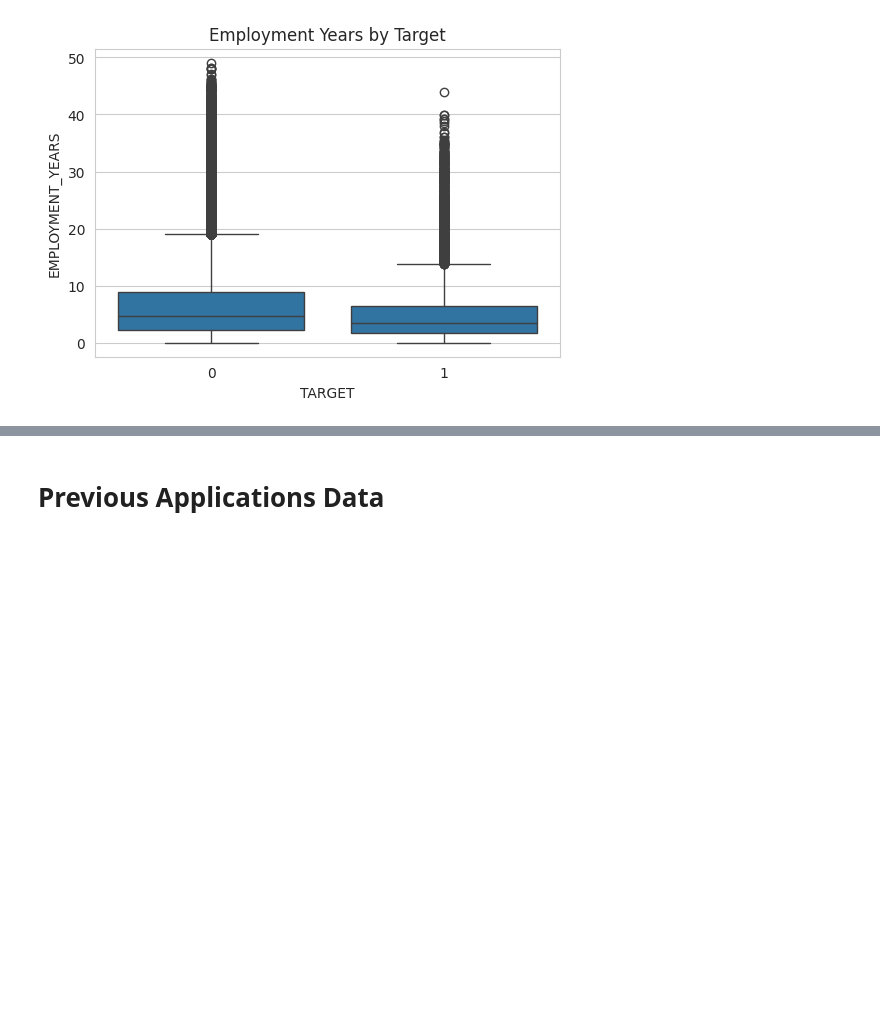
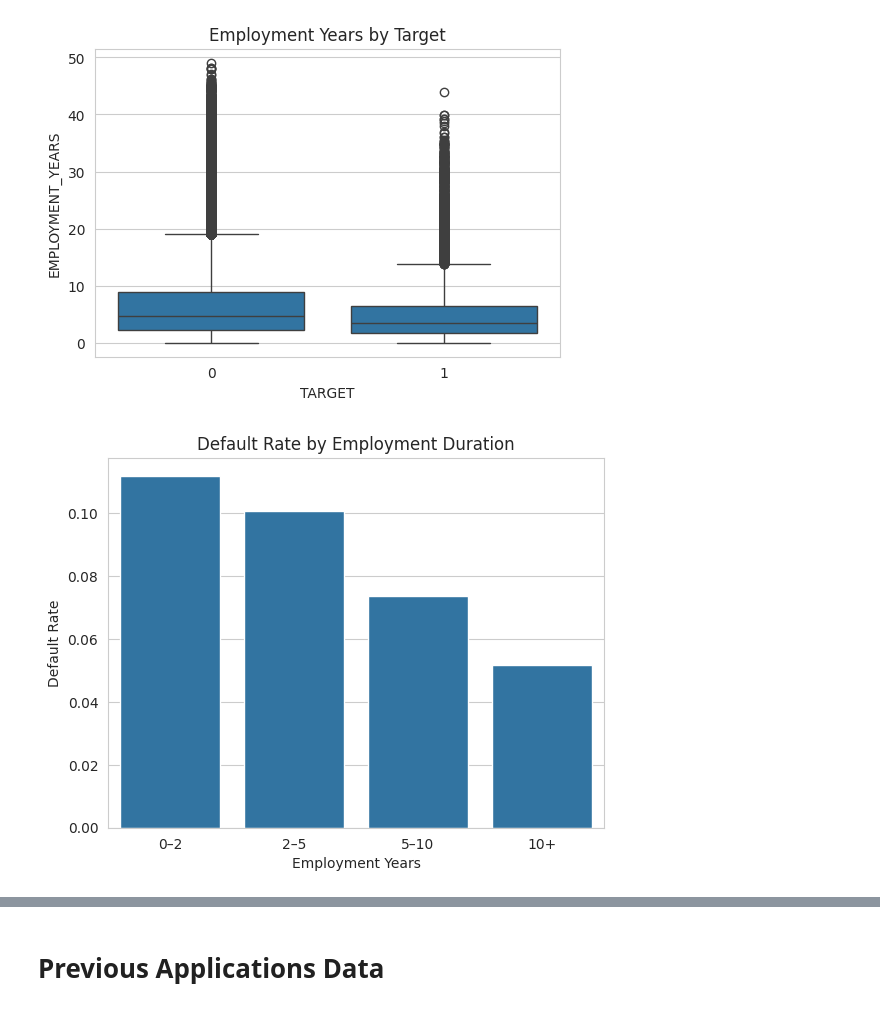
Before and after one commit to A-Knee09/Credit-Risk-Analysis, a Jupyter notebook: Credit_Risk_Analysis.ipynb, the cells around one changed output, grey strips where cells are left out. Drawn from its saved outputs; the diff is of its cells as text; code cells hidden in the pictures; blank space fills up the shorter version.

Commit message:
Completed with the correlation and heatmaps, also added a pdf presentation

```diff
--- a/Credit_Risk_Analysis.ipynb
+++ b/Credit_Risk_Analysis.ipynb
@@ -430,3 +435,29 @@ plt.title("Employment Years by Target")
 plt.show()
 # %% [output]
 [figure]
+# %%
+bins = [0, 2, 5, 10, 50]
+labels = ["0–2", "2–5", "5–10", "10+"]
+
+app_data["EMP_YEARS_BIN"] = pd.cut(
+    app_data["EMPLOYMENT_YEARS"], bins=bins, labels=labels
+)
+
+emp_default_rate = (
+    app_data.groupby("EMP_YEARS_BIN")["TARGET"]
+    .mean()
+    .reset_index()
+)
+
+sns.barplot(
+    data=emp_default_rate,
+    x="EMP_YEARS_BIN",
+    y="TARGET"
+)
+plt.ylabel("Default Rate")
+plt.xlabel("Employment Years")
+plt.title("Default Rate by Employment Duration")
+plt.savefig("Default rate by emp duration")
+plt.show()
+# %% [output]
+[figure, added]
```
Also changed, not shown: parts of 10 cells of this notebook, 1 other file.
